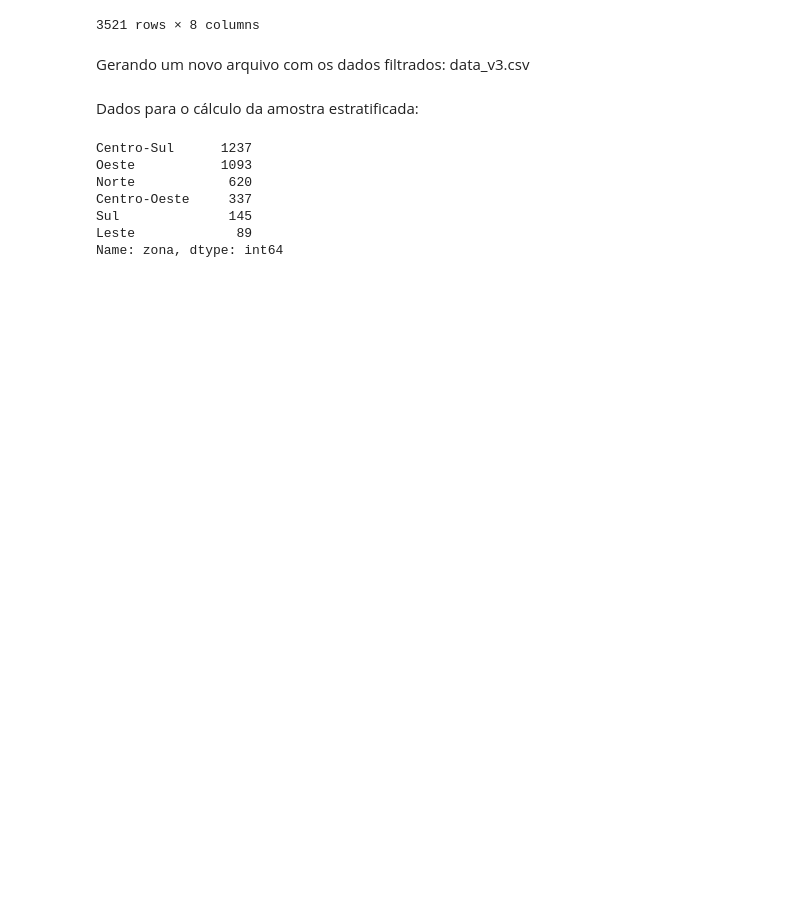
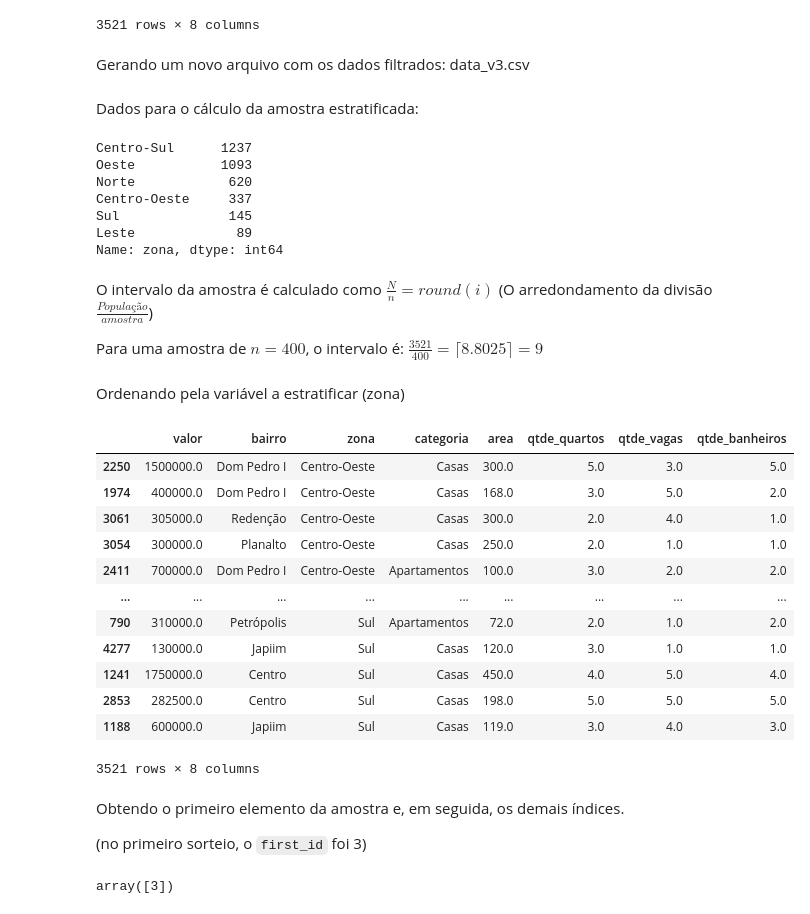
Before and after one commit to migvanderlei/analise_estatistica_mercado_imobiliario, a Jupyter notebook: PE_amostragem.ipynb, the cells around one changed output. Saved outputs shown, nothing was run; the diff lists cells and outputs as text; code cells hidden in the pictures; blank space fills up the shorter version.

Commit message:
amostragem sistemática

```diff
--- a/PE_amostragem.ipynb
+++ b/PE_amostragem.ipynb
@@ -70,3 +71,44 @@ Centro-Oeste     337
 Sul              145
 Leste             89
 Name: zona, dtype: int64
+# %% [markdown]
+<!-- Para uma amostra de $n=400$, os valores $n_h$ para cada classe são:
+
+| Zona         | $n_h$ |
+|--------------|-------|
+| Centro-Sul   |       |
+| Oeste        |       |
+| Norte        |       |
+| Centro-Oeste |       |
+| Leste        |       | -->
+O intervalo da amostra é calculado como $\frac{N}{n} = round(i) $ (O arredondamento da divisão $\frac{População}{amostra}$)
+
+Para uma amostra de $n=400$, o intervalo é: $\frac{3521}{400} = \lceil 8.8025 \rceil = 9$
+# %% [markdown]
+Ordenando pela variável a estratificar (zona)
+# %%
+data_sorted = data.sort_values(by=['zona'])
+data_sorted
+# %% [output]
+|  | valor | bairro | zona | categoria | area | qtde_quartos | qtde_vagas | qtde_banheiros |
+| 2250 | 1500000.0 | Dom Pedro I | Centro-Oeste | Casas | 300.0 | 5.0 | 3.0 | 5.0 |
+| 1974 | 400000.0 | Dom Pedro I | Centro-Oeste | Casas | 168.0 | 3.0 | 5.0 | 2.0 |
+| 3061 | 305000.0 | Redenção | Centro-Oeste | Casas | 300.0 | 2.0 | 4.0 | 1.0 |
+| 3054 | 300000.0 | Planalto | Centro-Oeste | Casas | 250.0 | 2.0 | 1.0 | 1.0 |
+| 2411 | 700000.0 | Dom Pedro I | Centro-Oeste | Apartamentos | 100.0 | 3.0 | 2.0 | 2.0 |
+| ... | ... | ... | ... | ... | ... | ... | ... | ... |
+| 790 | 310000.0 | Petrópolis | Sul | Apartamentos | 72.0 | 2.0 | 1.0 | 2.0 |
+| 4277 | 130000.0 | Japiim | Sul | Casas | 120.0 | 3.0 | 1.0 | 1.0 |
+| 1241 | 1750000.0 | Centro | Sul | Casas | 450.0 | 4.0 | 5.0 | 4.0 |
+| 2853 | 282500.0 | Centro | Sul | Casas | 198.0 | 5.0 | 5.0 | 5.0 |
+| 1188 | 600000.0 | Japiim | Sul | Casas | 119.0 | 3.0 | 4.0 | 3.0 |
+3521 rows × 8 columns
+# %% [markdown]
+Obtendo o primeiro elemento da amostra e, em seguida, os demais índices.
+
+(no primeiro sorteio, o `first_id` foi 3)
+# %%
+first_id = np.random.randint(0, 9, 1)
+first_id
+# %% [output]
+array([3])
```
Also changed, not shown: parts of 12 cells of this notebook, 1 other file.
